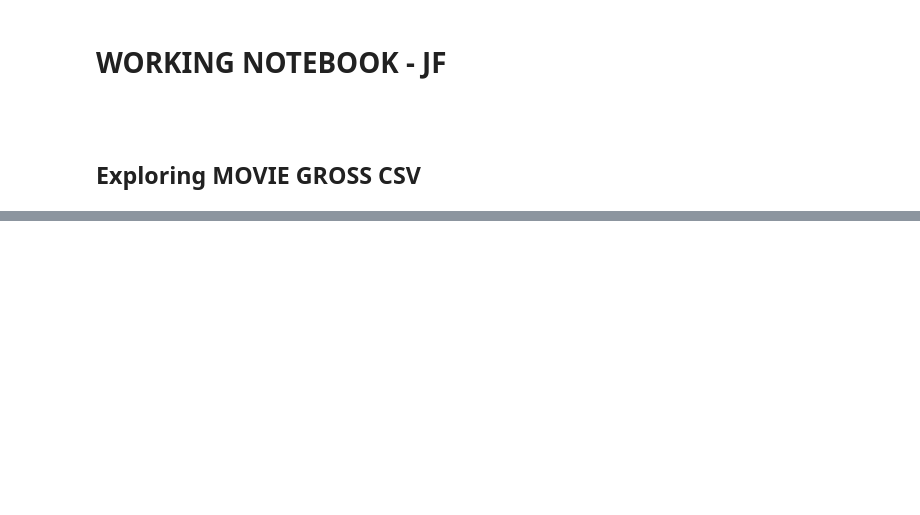
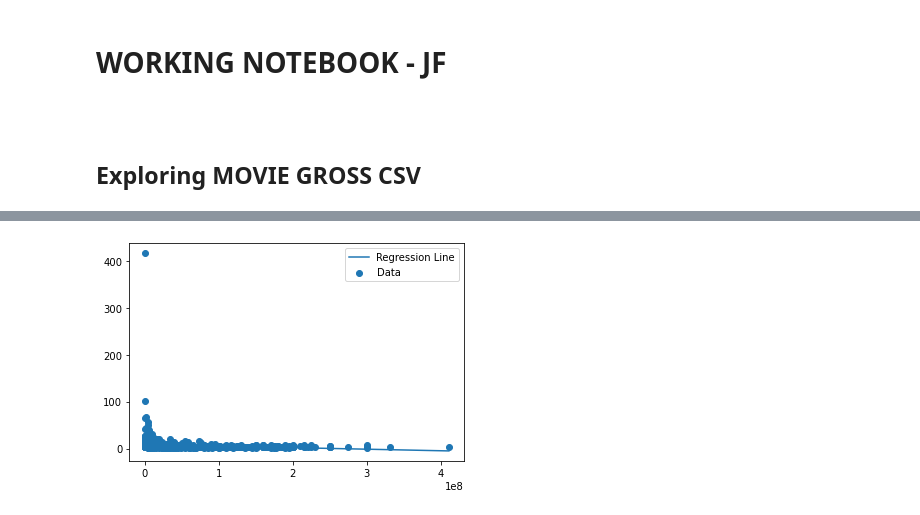
Before and after one commit to LydiaCuffman/film-investment-project, a Jupyter notebook: dsc-phase-2-project-v3-main/JF_working.ipynb, the cells around one changed output, grey strips where cells are left out. Drawn from its saved outputs; the diff is of its cells as text; code cells hidden in the pictures; blank space fills up the shorter version.

```diff
--- a/dsc-phase-2-project-v3-main/JF_working.ipynb
+++ b/dsc-phase-2-project-v3-main/JF_working.ipynb
@@ -123,0 +276,41 @@ Name: studio, Length: 215, dtype: int64
+# %%
+#find slope 'm'
+def slope(x, y):
+    rho = np.corrcoef(x, y)[0][1]
+    s_y = y.std()
+    s_x = x.std()
+
+    m = rho * s_y / s_x
+    return m
+
+m = slope(df1['production_budget'], df1['return_on_investment'])
+# %%
+#find intercept 'c'
+def intercept(m, x, y):
+    y_mean = y.mean()
+    x_mean = x.mean()
+
+    # calculating intercept estimate
+    c = y_mean - m * x_mean
+    return c
+
+c = intercept(m, df1['production_budget'], df1['return_on_investment'])
+# %%
+#Plotting the line
+def best_fit(x, y):
+    # Create a scatter plot of x vs. y
+    fig, ax = plt.subplots()
+    ax.scatter(x, y, label="Data")
+
+    # Calculate coefficient and intercept
+    m = slope(x, y)
+    c = intercept(m, x, y)
+
+    # Plot line created by coefficient and intercept
+    regression_line = m * x + c
+    ax.plot(x, regression_line, label= "Regression Line")
+    ax.legend()
+
+best_fit(df1['production_budget'], df1['return_on_investment'])
+# %% [output]
+[figure, added]
```
Also changed, not shown: parts of 34 cells of this notebook.
